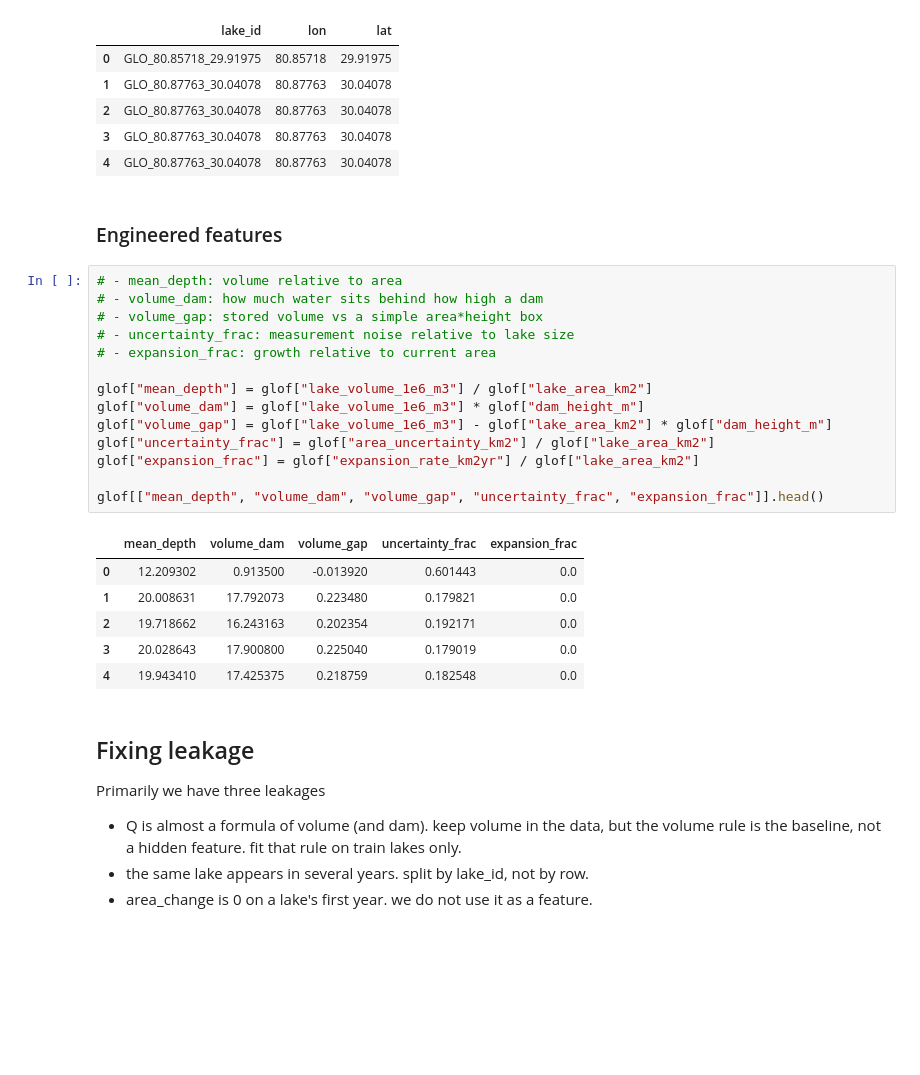
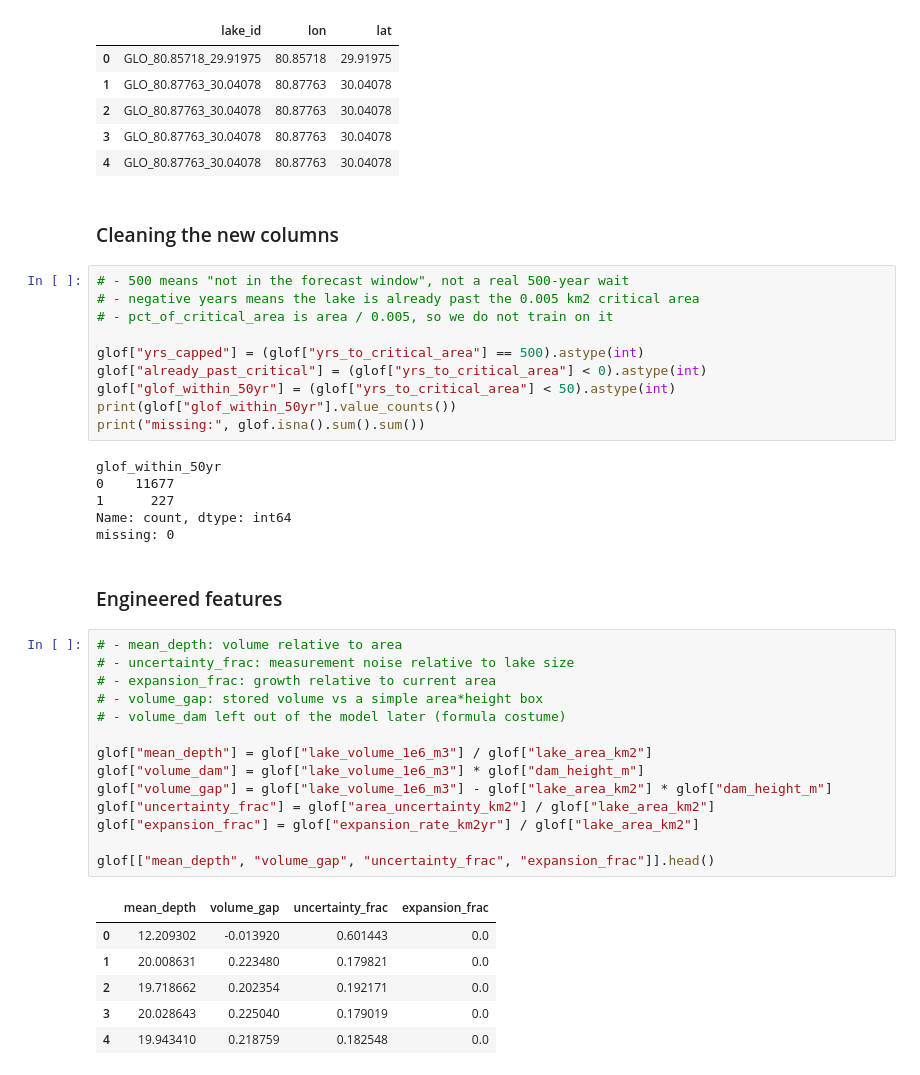
Before and after one commit to Ku-shal9/Applied_ML_GLOF_prediction, a Jupyter notebook: notebooks/eda_cycle2.ipynb, the cells around one changed output. Drawn from its saved outputs; the diff is of its cells as text; blank space fills up the shorter version.

```diff
--- a/notebooks/eda_cycle2.ipynb
+++ b/notebooks/eda_cycle2.ipynb
@@ -39,34 +39,44 @@ glof[["lake_id", "lon", "lat"]].head()
 | 2 | GLO_80.87763_30.04078 | 80.87763 | 30.04078 |
 | 3 | GLO_80.87763_30.04078 | 80.87763 | 30.04078 |
 | 4 | GLO_80.87763_30.04078 | 80.87763 | 30.04078 |
+# %% [markdown]
+### Cleaning the new columns
+# %%
+# - 500 means "not in the forecast window", not a real 500-year wait
+# - negative years means the lake is already past the 0.005 km2 critical area
+# - pct_of_critical_area is area / 0.005, so we do not train on it
+
+glof["yrs_capped"] = (glof["yrs_to_critical_area"] == 500).astype(int)
+glof["already_past_critical"] = (glof["yrs_to_critical_area"] < 0).astype(int)
+glof["glof_within_50yr"] = (glof["yrs_to_critical_area"] < 50).astype(int)
+print(glof["glof_within_50yr"].value_counts())
+print("missing:", glof.isna().sum().sum())
+# %% [output]
+glof_within_50yr
+0    11677
+1      227
+Name: count, dtype: int64
+missing: 0
 # %% [markdown]
 ### Engineered features
 # %%
 # - mean_depth: volume relative to area
-# - volume_dam: how much water sits behind how high a dam
-# - volume_gap: stored volume vs a simple area*height box
 # - uncertainty_frac: measurement noise relative to lake size
 # - expansion_frac: growth relative to current area
+# - volume_gap: stored volume vs a simple area*height box
+# - volume_dam left out of the model later (formula costume)
 
 glof["mean_depth"] = glof["lake_volume_1e6_m3"] / glof["lake_area_km2"]
 glof["volume_dam"] = glof["lake_volume_1e6_m3"] * glof["dam_height_m"]
 glof["volume_gap"] = glof["lake_volume_1e6_m3"] - glof["lake_area_km2"] * glof["dam_height_m"]
 glof["uncertainty_frac"] = glof["area_uncertainty_km2"] / glof["lake_area_km2"]
 glof["expansion_frac"] = glof["expansion_rate_km2yr"] / glof["lake_area_km2"]
 
-glof[["mean_depth", "volume_dam", "volume_gap", "uncertainty_frac", "expansion_frac"]].head()
+glof[["mean_depth", "volume_gap", "uncertainty_frac", "expansion_frac"]].head()
 # %% [output]
-|  | mean_depth | volume_dam | volume_gap | uncertainty_frac | expansion_frac |
-| 0 | 12.209302 | 0.913500 | -0.013920 | 0.601443 | 0.0 |
-| 1 | 20.008631 | 17.792073 | 0.223480 | 0.179821 | 0.0 |
-| 2 | 19.718662 | 16.243163 | 0.202354 | 0.192171 | 0.0 |
-| 3 | 20.028643 | 17.900800 | 0.225040 | 0.179019 | 0.0 |
-| 4 | 19.943410 | 17.425375 | 0.218759 | 0.182548 | 0.0 |
+|  | mean_depth | volume_gap | uncertainty_frac | expansion_frac |
+| 0 | 12.209302 | -0.013920 | 0.601443 | 0.0 |
+| 1 | 20.008631 | 0.223480 | 0.179821 | 0.0 |
+| 2 | 19.718662 | 0.202354 | 0.192171 | 0.0 |
+| 3 | 20.028643 | 0.225040 | 0.179019 | 0.0 |
+| 4 | 19.943410 | 0.218759 | 0.182548 | 0.0 |
-# %% [markdown]
-## Fixing leakage
-
-Primarily we have three leakages
-
-- Q is almost a formula of volume (and dam). keep volume in the data, but the volume rule is the baseline, not a hidden feature. fit that rule on train lakes only.
-- the same lake appears in several years. split by lake_id, not by row.
-- area_change is 0 on a lake's first year. we do not use it as a feature.
```
Also changed, not shown: parts of 8 cells of this notebook, 5 other files.
